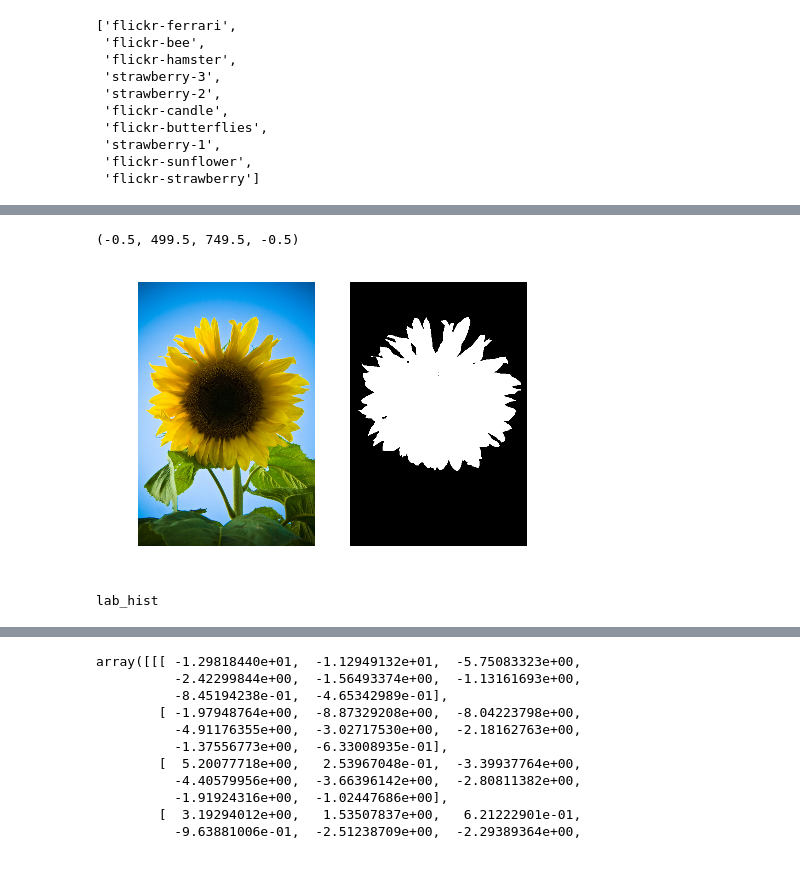
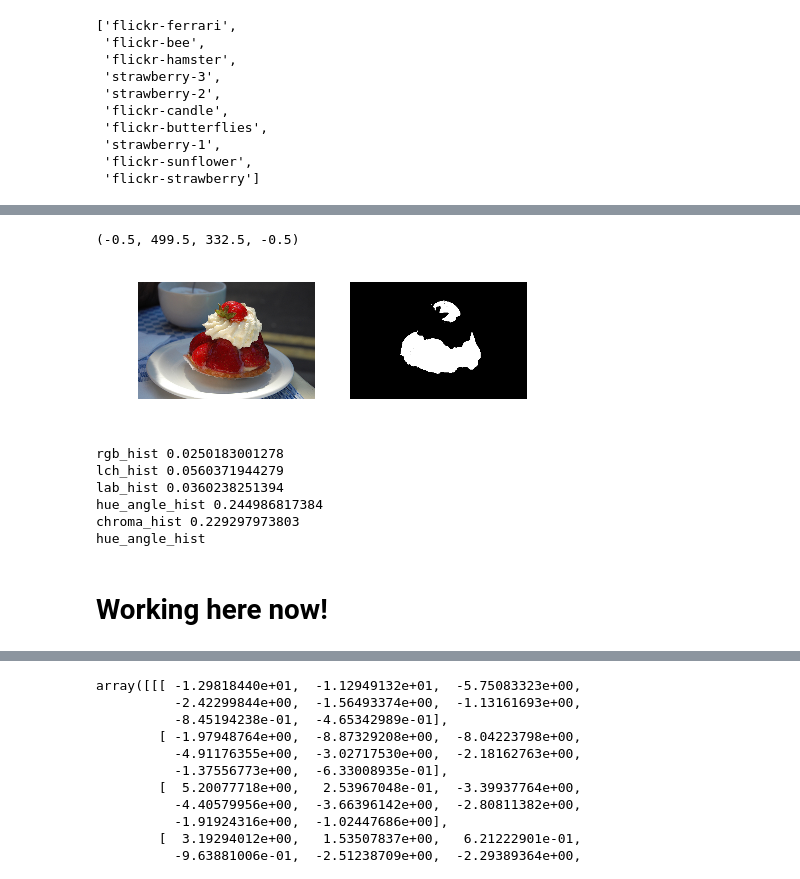
Before and after one commit to GrimReaperSam/SILE, a Jupyter notebook: Segmentation.ipynb, the cells around one changed output, grey strips where cells are left out. Cells and saved outputs as stored; diff of their text form; code cells hidden in the pictures.

```diff
--- a/Segmentation.ipynb
+++ b/Segmentation.ipynb
@@ -34,8 +31,3 @@ filenames
  'strawberry-1',
  'flickr-sunflower',
  'flickr-strawberry']
-# %%
-filename = 'z-values/strawberry.pkl'
-zcollection = pickle.load(open(filename, 'rb'))
-
-zcollection.descriptors['gray_hist'].quantiles
@@ -60,27 +34,27 @@ array([[  0.00000000e+00,   0.00000000e+00,   0.00000000e+00,
 # %%
-filename = 'z-values/sunflower.pkl'
+filename = 'z-values/strawberry-local.pkl'
 zcollection = pickle.load(open(filename, 'rb'))
 
 for key in zcollection.reject('lightness_layout', 'chroma_layout', 'hue_layout', 'details_hist',
                                               'frequency_hist').descriptors:
     dir_path = base_path / key
     dir_path.mkdir(exist_ok=True, parents=True)
 
-keyword = 'flickr-sunflower'
+keyword = 'strawberry-1'
 image = imread(originals_path / ('%s.jpg' % keyword))
 seg_b = imread(masks_path / ('%s-mask.png' % keyword)).astype(np.bool)
 
 plt.rcParams['figure.figsize'] = 5, 5
 plt.subplot(121)
 plt.imshow(image)
 plt.axis('off')
 
 plt.subplot(122)
 plt.imshow(seg_b, cmap='gray')
 plt.axis('off')
 # %% [output]
-(-0.5, 499.5, 749.5, -0.5)
+(-0.5, 499.5, 332.5, -0.5)
-[figure, old version]
+[figure, new version]
 # %%
 from src.descriptors.descriptors import DESCRIPTORS
 image_comparator = ImageComparator()
@@ -103,7 +77,14 @@ print(image_comparator.compare(image, zcollection.reject('lightness_layout', 'ch
 # print(image_comparator.compare(image, zcollection.reject('lightness_layout', 'chroma_layout', 'hue_layout', 'details_hist',
 #                                               'frequency_hist'), seg_b)[0])
 # %% [output]
-lab_hist
+rgb_hist 0.0250183001278
+lch_hist 0.0560371944279
+lab_hist 0.0360238251394
+hue_angle_hist 0.244986817384
+chroma_hist 0.229297973803
+hue_angle_hist
+# %% [markdown]
+# Working here now!
 # %%
 image_comparator = ImageComparator()
 key, z_delta = image_comparator.compare(image, zcollection)
```
Also changed, not shown: parts of 7 cells of this notebook, 3 other files.
